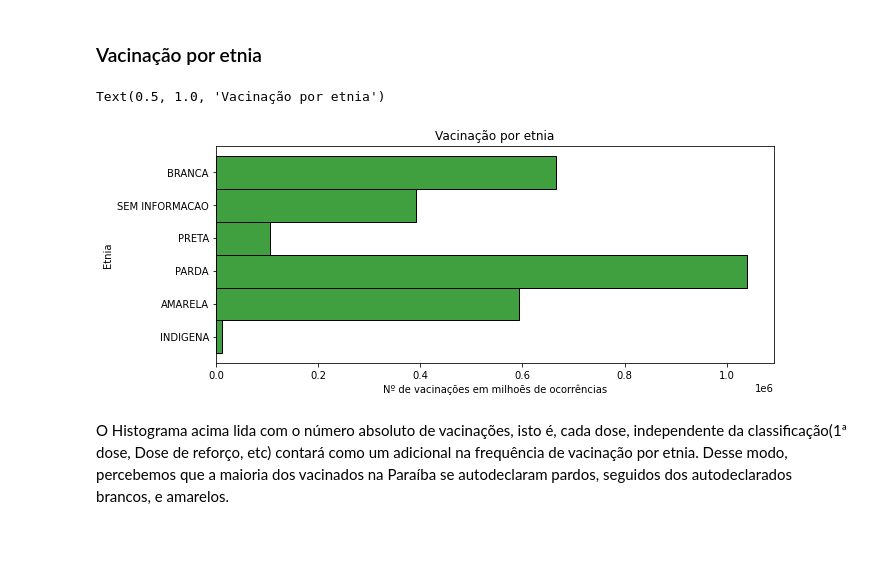
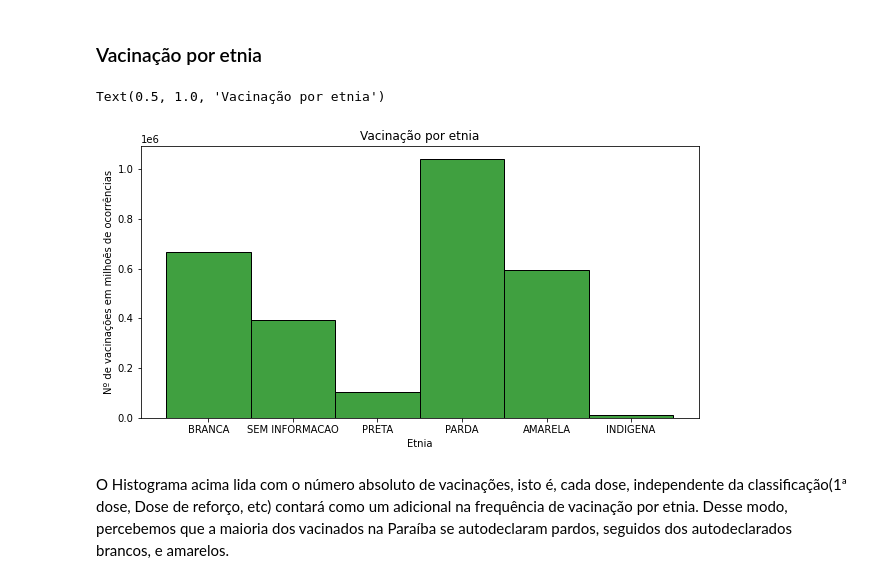
Before and after one commit to maxbarbosa/data-science-final-project, a Jupyter notebook: graphs.ipynb, the cells around one changed output. Cells and saved outputs as stored; diff of their text form; code cells hidden in the pictures; blank space fills up the shorter version.

```diff
--- a/graphs.ipynb
+++ b/graphs.ipynb
@@ -63,13 +67,14 @@ Também, é possível perceber a partir do gráfico que a vacina da Pfizer foi a
 # %% [markdown]
 ### Vacinação por etnia
 # %%
-fig = sns.histplot(data= vax_df, y= 'paciente_racaCor_valor', color= 'g')
-fig.set_xlabel('Nº de vacinações em milhoẽs de ocorrências')
-fig.set_ylabel('Etnia')
+fig = sns.histplot(data= vax_df, x= 'paciente_racaCor_valor', color= 'g')
+fig.set_xlabel('Etnia')
+fig.set_ylabel('Nº de vacinações em milhoẽs de ocorrências')
+fig.figure.set_size_inches(10, 5)
 fig.set_title('Vacinação por etnia')
 # %% [output]
 Text(0.5, 1.0, 'Vacinação por etnia')
-[figure, old version]
+[figure, new version]
 # %% [markdown]
 O Histograma acima lida com o número absoluto de vacinações, isto é, cada dose, independente da classificação(1ª dose, Dose de reforço, etc) contará como um adicional na frequência de vacinação por etnia. Desse modo, percebemos que a maioria dos vacinados na Paraíba se autodeclaram pardos, seguidos dos autodeclarados brancos, e amarelos.
 # %% [markdown]
```
Also changed, not shown: parts of 4 cells of this notebook.
